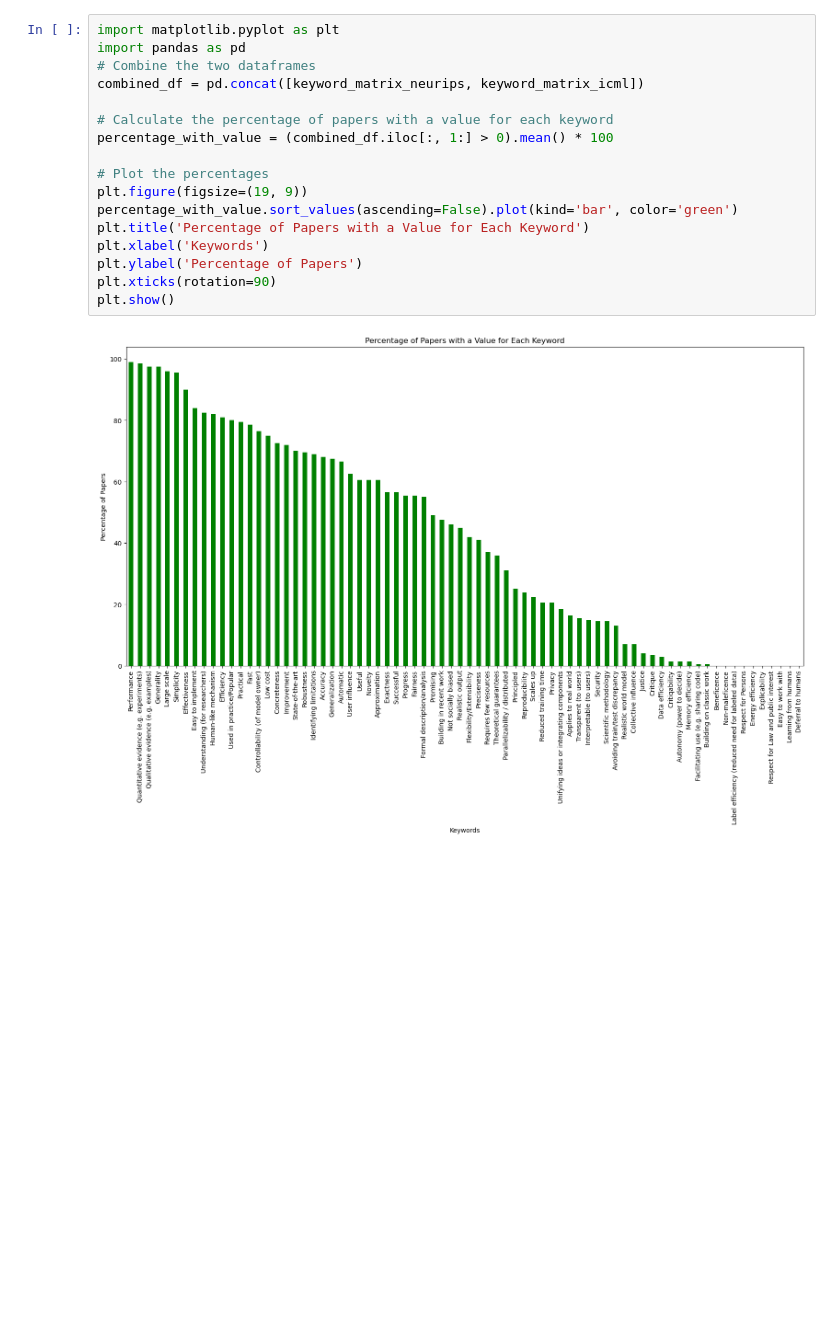
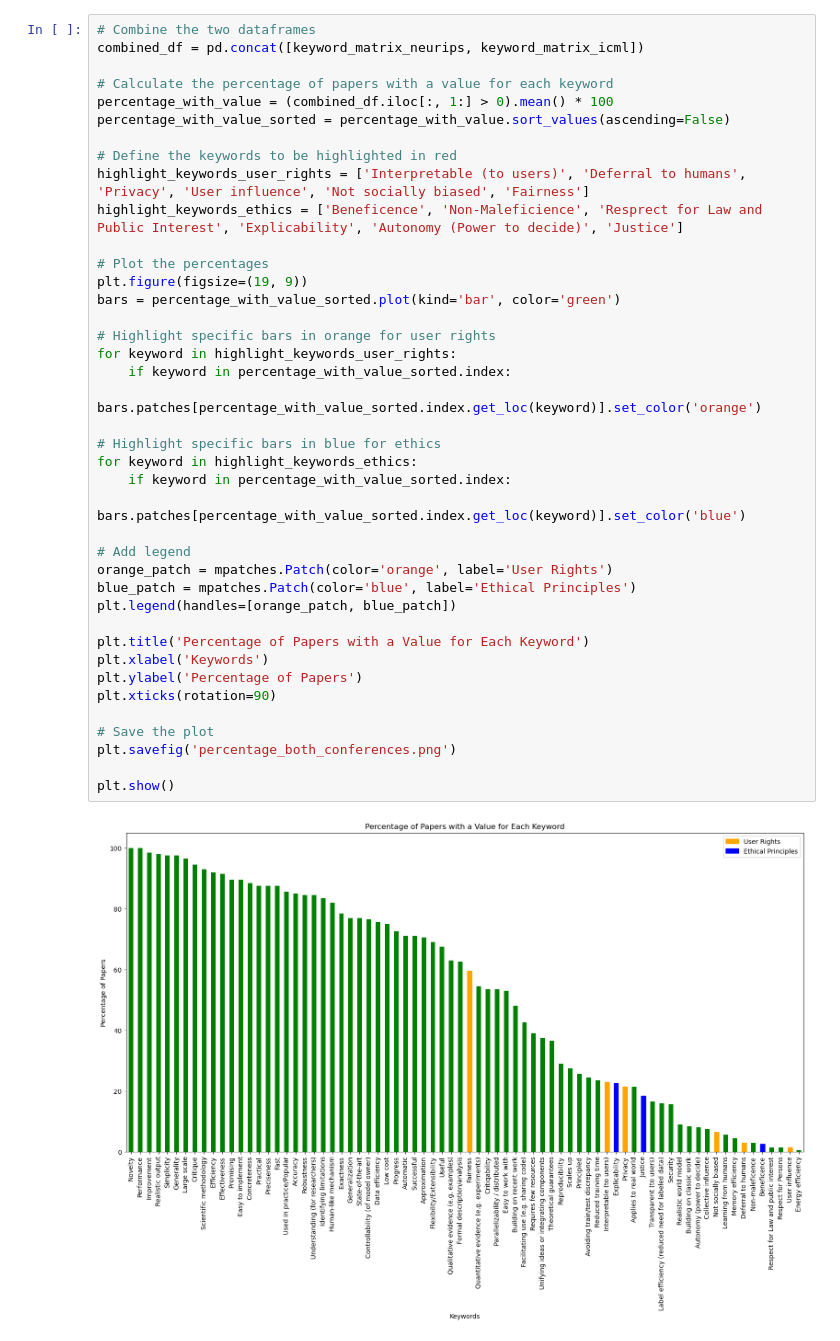
Before and after one commit to IsabelKurth/values-in-ml-research, a Jupyter notebook: analysis_and_plots.ipynb, the cells around one changed output. Drawn from its saved outputs; the diff is of its cells as text; blank space fills up the shorter version.

Commit message:
updated keywords

```diff
--- a/analysis_and_plots.ipynb
+++ b/analysis_and_plots.ipynb
@@ -3,21 +6,44 @@ import pandas as pd
 keyword_matrix_neurips = pd.read_csv('keyword_counts_neurips.csv')
 keyword_matrix_icml = pd.read_csv('keyword_counts_icml.csv')
 # %%
-import matplotlib.pyplot as plt
-import pandas as pd
 # Combine the two dataframes
 combined_df = pd.concat([keyword_matrix_neurips, keyword_matrix_icml])
 
 # Calculate the percentage of papers with a value for each keyword
 percentage_with_value = (combined_df.iloc[:, 1:] > 0).mean() * 100
+percentage_with_value_sorted = percentage_with_value.sort_values(ascending=False)
+
+# Define the keywords to be highlighted in red
+highlight_keywords_user_rights = ['Interpretable (to users)', 'Deferral to humans', 'Privacy', 'User influence', 'Not socially biased', 'Fairness']
+highlight_keywords_ethics = ['Beneficence', 'Non-Maleficience', 'Resprect for Law and Public Interest', 'Explicability', 'Autonomy (Power to decide)', 'Justice']
 
 # Plot the percentages
 plt.figure(figsize=(19, 9))
-percentage_with_value.sort_values(ascending=False).plot(kind='bar', color='green')
+bars = percentage_with_value_sorted.plot(kind='bar', color='green')
+
+# Highlight specific bars in orange for user rights
+for keyword in highlight_keywords_user_rights:
+    if keyword in percentage_with_value_sorted.index:
+        bars.patches[percentage_with_value_sorted.index.get_loc(keyword)].set_color('orange')
+
+# Highlight specific bars in blue for ethics
+for keyword in highlight_keywords_ethics:
+    if keyword in percentage_with_value_sorted.index:
+        bars.patches[percentage_with_value_sorted.index.get_loc(keyword)].set_color('blue')
+
+# Add legend
+orange_patch = mpatches.Patch(color='orange', label='User Rights')
+blue_patch = mpatches.Patch(color='blue', label='Ethical Principles')
+plt.legend(handles=[orange_patch, blue_patch])
+
 plt.title('Percentage of Papers with a Value for Each Keyword')
 plt.xlabel('Keywords')
 plt.ylabel('Percentage of Papers')
 plt.xticks(rotation=90)
+
+# Save the plot
+plt.savefig('percentage_both_conferences.png')
+
 plt.show()
 # %% [output]
-[figure, old version]
+[figure, new version]
```
Also changed, not shown: parts of 8 cells of this notebook, 11 other files.
